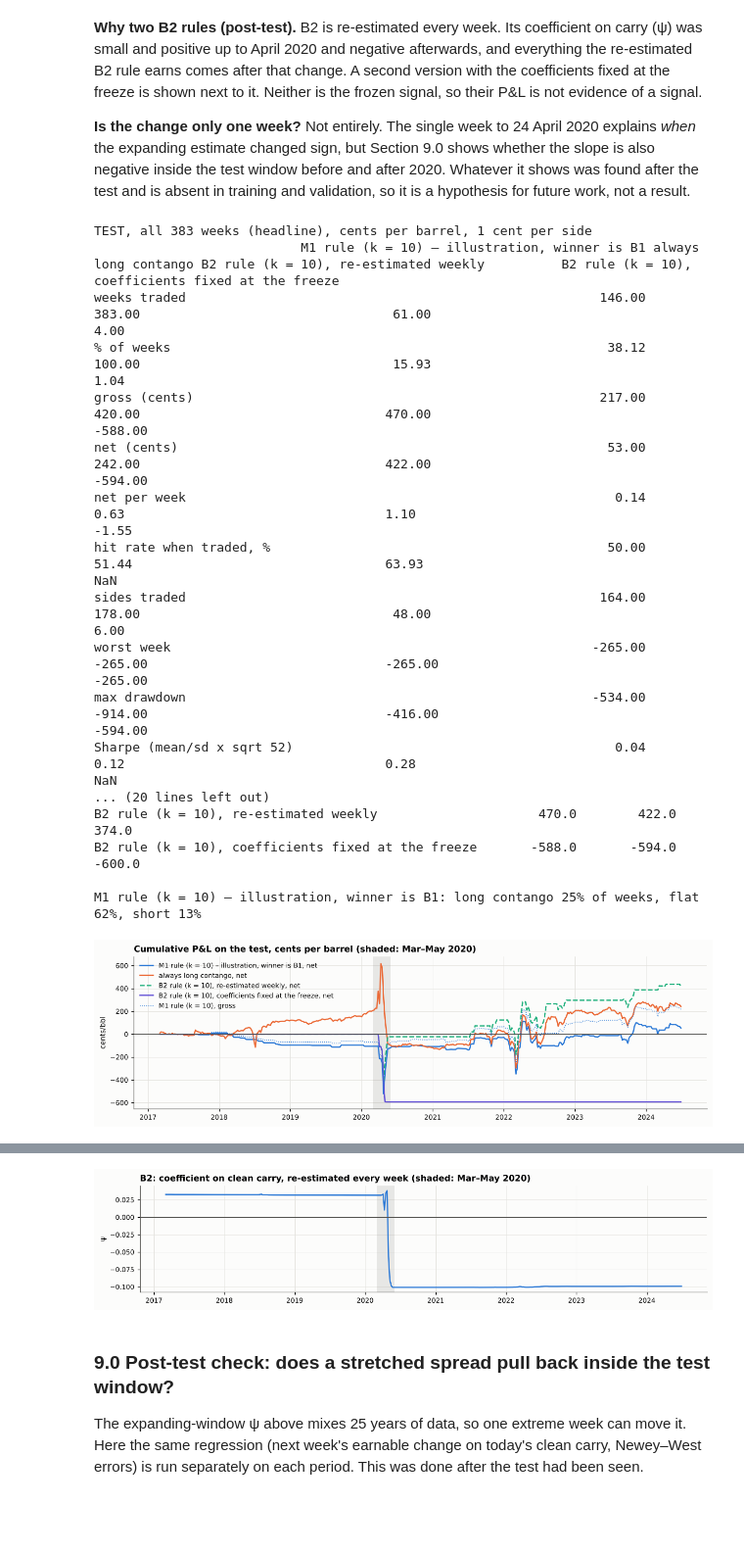
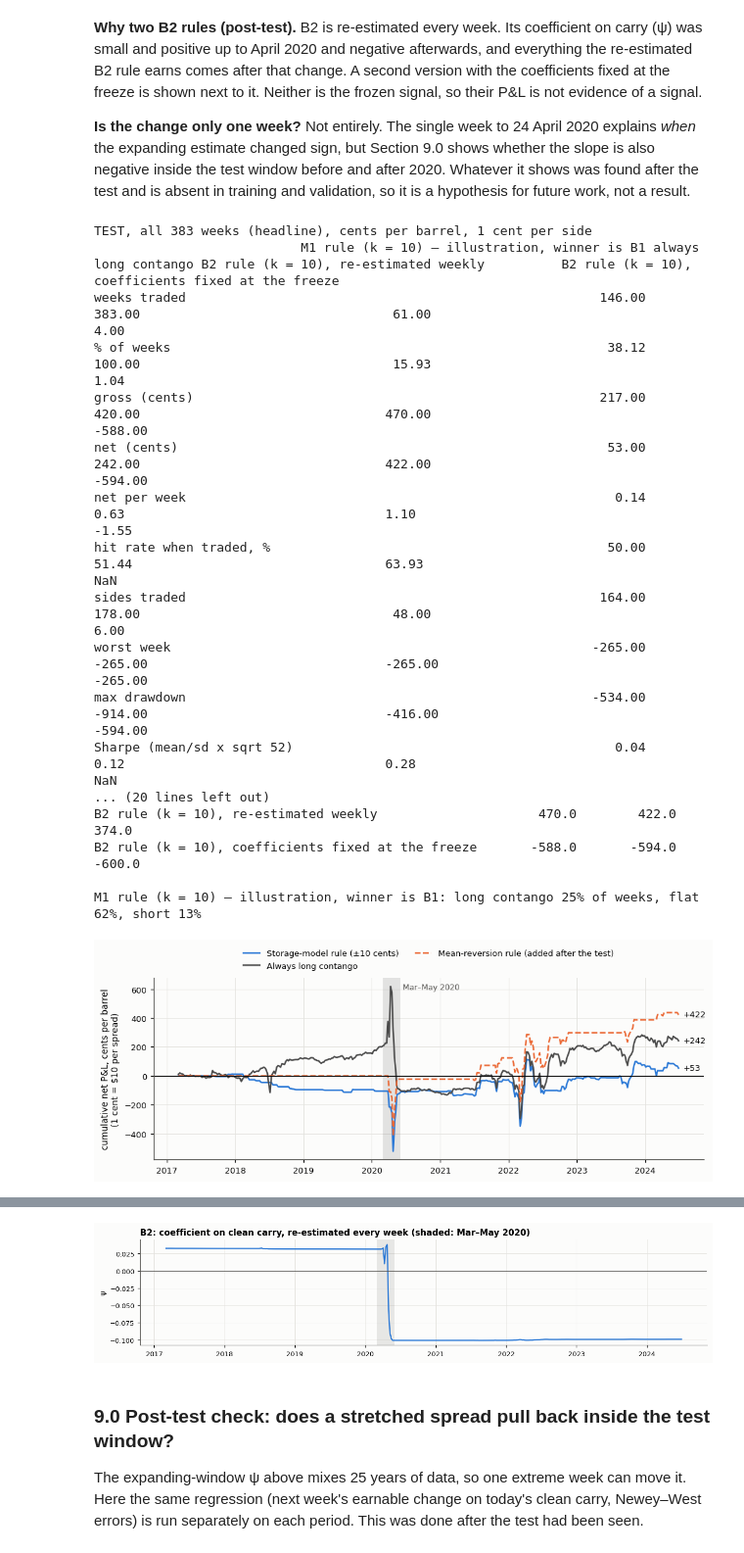
Before and after one commit to Adkid-Zephyr/fe-oil-group-work, a Jupyter notebook: coursework/oil-forecasting.ipynb, the cells around one changed output, grey strips where cells are left out. Shown at 98% size. Cells and saved outputs as stored; diff of their text form; code cells hidden in the pictures; blank space fills up the shorter version.

```diff
--- a/coursework/oil-forecasting.ipynb
+++ b/coursework/oil-forecasting.ipynb
@@ -903,5 +823,0 @@ significant at 5%: {'stock_surprise': np.False_, 'stock_surprise_4w': np.False_}
-# %%
-v = vif_table(T, ["carry_clean", SURPRISE, "prod_chg_4w"] + CONTROLS)
-print(f"- Surprise version fixed on training: {SURPRISE} (1-week p = {r_enc.pvalues['stock_surprise']:.3f}, 4-week p = {r_enc.pvalues['stock_surprise_4w']:.3f}).")
-print(f"- Largest VIF in the M1 set: {v.idxmax()} = {v.max():.2f} ({'above' if v.max() > 10 else 'below'} the limit of 10).")
-print(f"- The two surprise versions correlate {corr.loc['stock_surprise', 'stock_surprise_4w']:.2f}; Lasso sees both.")
@@ -1240,14 +1141,12 @@ OIL = 70.0                                                # $/bbl used to expres
 # cents/bbl next week for: 1 extra point of contango; a build 5 million bbl above normal; production up 100 thousand b/d
 SC_PTS = {"psi": OIL, "beta1 surprise": 5000 * OIL, "beta2 production": 100 * OIL}       # target in points: 1 point = OIL cents
 SC_USD = {"psi": OIL, "beta1 surprise": 5000 * 100.0, "beta2 production": 100 * 100.0}   # target in $: $1 = 100 cents; 1 point = $OIL/100
-PSI_ROB = []                                              # raw psi of every row, for the Section 6 summary
 
 
 def coef_row(r, names, scale=SC_PTS):
     out = {}
     for lab, n in names.items():
         out[lab] = f"{r.params[n] * scale[lab]:+.2f} ({r.tvalues[n]:.2f})" if n in r.params else "-"
-    PSI_ROB.append(float(r.params[names["psi"]]))
     out["n"] = int(r.nobs)
     return out
 
@@ -1265,7 +1164,7 @@ usd_map = {"carry_clean": "usd_clean", "roll_x_carry": "roll_x_usd", **{f"y_lag{
 r_usd = ols(dU[TR], "y_usd", [usd_map.get(c, c) for c in M1_X])
 rob["3. $ target (y_usd on usd_clean)"] = coef_row(r_usd, {**NM, "psi": "usd_clean"}, SC_USD)
 # 4. thin window of 5 sessions
-X5, _ = build_weekly(thin=5, check=False, verbose=False)
+X5, _ = build_weekly(thin=5)
 d5 = X5.loc[COMMON_START:]; d5 = d5[d5.split == "train"].copy()
 for c in ["roll_week", "window_week"]:
     d5[c] = d5[c].astype(float)
@@ -1561,7 +1432,7 @@ if os.path.exists(FREEZE):
     changed = [k_ for k_ in freeze if k_ != "frozen_at" and k_ in old and not same_setting(freeze[k_], old[k_])]
     if changed:
         raise RuntimeError(f"freeze.json from {old.get('frozen_at')} has different settings for {changed}. It is NOT overwritten. "
-                           "If the change is intended, delete the file by hand, re-run, and report that the test was re-scored.")
+                           "A frozen setting cannot be changed after the test.")
     added = [k_ for k_ in freeze if k_ not in old]
     freeze["frozen_at"] = old["frozen_at"]                               # keep the original time stamp
     print(f"freeze.json unchanged since {old['frozen_at']}: kept" + (f" (new fields recorded: {added})" if added else "") + ".")
@@ -1623,9 +1491,0 @@ window_week          -0.2658      0.055     -4.832      0.000      -0.374      -
-# %%
-for pair in ["B2 vs B1", "M1 vs B2", "M2 vs M1"]:
-    c = C_VAL.loc[pair]
-    print(f"- {c.question} {pair}: MSE ratio {c['MSE ratio']:.3f}, R2_OS {100 * c['R2_OS']:+.1f}%, one-sided p = {c['one-sided p']:.3f} -> " + ("yes on validation." if c["one-sided p"] < 0.05 else "no significant gain on validation."))
-cb = C_VAL.loc["M2 vs B1"]
-print(f"- M2 beating M1 is not M2 beating the benchmark: M1 was itself worse than no change. M2 vs B1: MSE ratio {cb['MSE ratio']:.3f}, "
-      f"one-sided p = {cb['one-sided p']:.3f}.")
-print(f"- Winner by the rule fixed in advance: {WINNER}. Window: {WINDOW}. Threshold: k = {K_STAR:g} cents"
-      + ("" if TRADEABLE else " (illustration only: no threshold made money on validation)") + f". Written to {FREEZE}.")
@@ -1904,13 +1731,21 @@ print("\nNet P&L (cents) by cost assumption"); print(sens.to_string(float_format
 pos_share = RULES[MAIN].pos.value_counts(normalize=True).reindex([1.0, 0.0, -1.0]).fillna(0) * 100
 print(f"\n{MAIN}: long contango {pos_share[1.0]:.0f}% of weeks, flat {pos_share[0.0]:.0f}%, short {pos_share[-1.0]:.0f}%")
 
-fig, ax = plt.subplots(figsize=(11, 3.4))
 tf_ = DF.loc[idx, "target_friday"]
-for (n, t), col in zip(RULES.items(), [C["blue"], C["orange"], C["aqua"], C["violet"]]):
-    ax.plot(tf_, t.net.cumsum(), color=col, label=n + ", net", ls="--" if "re-estimated" in n else "-")
-ax.plot(tf_, RULES[MAIN].gross.cumsum(), color=C["blue"], lw=1, ls=":", label=MAIN.split(" –")[0] + ", gross")
-ax.axhline(0, color=C["mute"], lw=0.8); ax.axvspan(pd.Timestamp("2020-03-01"), pd.Timestamp("2020-05-31"), color=C["mute"], alpha=0.12, lw=0)
-ax.set_title("Cumulative P&L on the test, cents per barrel (shaded: Mar–May 2020)"); ax.set_ylabel("cents/bbl"); ax.legend(loc="upper left")
+RULE_NAME = {"M1": "Storage-model", "B2": "Mean-reversion", "M2": "Lasso"}[sigm]
+SHOW = [(MAIN, f"{RULE_NAME} rule (±{k:g} cents)", C["blue"], "-"),
+        ("always long contango", "Always long contango", "#4a4a4a", "-"),
+        (f"B2 rule (k = {k:g}), re-estimated weekly", "Mean-reversion rule (added after the test)", C["orange"], "--")]
+fig, ax = plt.subplots(figsize=(9, 3.6))
+for n, lab, col, ls in SHOW:
+    if n in RULES:
+        cum = RULES[n].net.cumsum()
+        ax.plot(tf_, cum.values, color=col, ls=ls, label=lab)
+        ax.annotate(f"{cum.iloc[-1]:+.0f}", (tf_.iloc[-1], cum.iloc[-1]), xytext=(5, 0), textcoords="offset points", va="center", fontsize=8.5)
+ax.axhline(0, color=C["ink"], lw=0.8); ax.axvspan(pd.Timestamp("2020-03-01"), pd.Timestamp("2020-05-31"), color=C["mute"], alpha=0.15, lw=0)
+ax.text(pd.Timestamp("2020-06-15"), ax.get_ylim()[1] * 0.95, "Mar–May 2020", fontsize=8, color=C["mute"], va="top")
+ax.set_ylabel("cumulative net P&L, cents per barrel\n(1 cent = $10 per spread)")
+ax.legend(loc="upper center", bbox_to_anchor=(0.5, 1.2), ncol=2)
 savefig("11_trading_pnl_test")
 
 # Where does each rule's P&L come from? Before, during and after Mar-May 2020
@@ -1922,34 +1757,34 @@ BYPER = save_table(pd.DataFrame({n: pd.concat([t.net.groupby(np.asarray(per)).su
 print("\nNet P&L (cents) and weeks traded, by period"); print(BYPER.to_string(float_format=lambda v: f"{v:.0f}"))
 
 # The B2 coefficient on carry, re-estimated each week through the test
 yv, A2 = DF.y.values, np.c_[np.ones(len(DF)), DF[FZ["b2_terms"]].values.astype(float)]
 PSI_PATH = pd.Series([np.linalg.lstsq(A2[:i], yv[:i], rcond=None)[0][1] for i in DF.index.get_indexer(idx)], index=tf_.values)
 flip = PSI_PATH.diff().abs().idxmax()
 print(f"\nB2 coefficient on carry: {PSI_PATH[PSI_PATH.index < flip].iloc[-1]:+.3f} the week before {pd.Timestamp(flip).date()}, {PSI_PATH[flip]:+.3f} that week, {PSI_PATH.iloc[-1]:+.3f} at the end of the test.")
 fig, ax = plt.subplots(figsize=(11, 2.6))
 ax.plot(PSI_PATH.index, PSI_PATH.values, color=C["blue"]); ax.axhline(0, color=C["mute"], lw=0.8)
 ax.axvspan(pd.Timestamp("2020-03-01"), pd.Timestamp("2020-05-31"), color=C["mute"], alpha=0.12, lw=0)
 ax.set_title("B2: coefficient on clean carry, re-estimated every week (shaded: Mar–May 2020)"); ax.set_ylabel("ψ")
 savefig("12_b2_coefficient_path_test")
 # %% [output]
 TEST, all 383 weeks (headline), cents per barrel, 1 cent per side
                            M1 rule (k = 10) – illustration, winner is B1 always long contango B2 rule (k = 10), re-estimated weekly          B2 rule (k = 10), coefficients fixed at the freeze
 weeks traded                                                      146.00               383.00                                 61.00                                                        4.00
 % of weeks                                                         38.12               100.00                                 15.93                                                        1.04
 gross (cents)                                                     217.00               420.00                                470.00                                                     -588.00
 net (cents)                                                        53.00               242.00                                422.00                                                     -594.00
 net per week                                                        0.14                 0.63                                  1.10                                                       -1.55
 hit rate when traded, %                                            50.00                51.44                                 63.93                                                         NaN
 sides traded                                                      164.00               178.00                                 48.00                                                        6.00
 worst week                                                       -265.00              -265.00                               -265.00                                                     -265.00
 max drawdown                                                     -534.00              -914.00                               -416.00                                                     -594.00
 Sharpe (mean/sd x sqrt 52)                                          0.04                 0.12                                  0.28                                                         NaN
 ... (20 lines left out)
 B2 rule (k = 10), re-estimated weekly                     470.0        422.0        374.0
 B2 rule (k = 10), coefficients fixed at the freeze       -588.0       -594.0       -600.0
 
 M1 rule (k = 10) – illustration, winner is B1: long contango 25% of weeks, flat 62%, short 13%
-[figure, old version]
+[figure, new version]
 Net P&L (cents) and weeks traded, by period
                                                     before Mar 2020  Mar-May 2020  after May 2020  weeks traded, before Mar 2020  weeks traded, Mar-May 2020  weeks traded, after May 2020
 M1 rule (k = 10) – illustration, winner is B1                  -106           -14             173                             18                           8                           120
```
Also changed, not shown: parts of 43 cells of this notebook, 38 other files.
